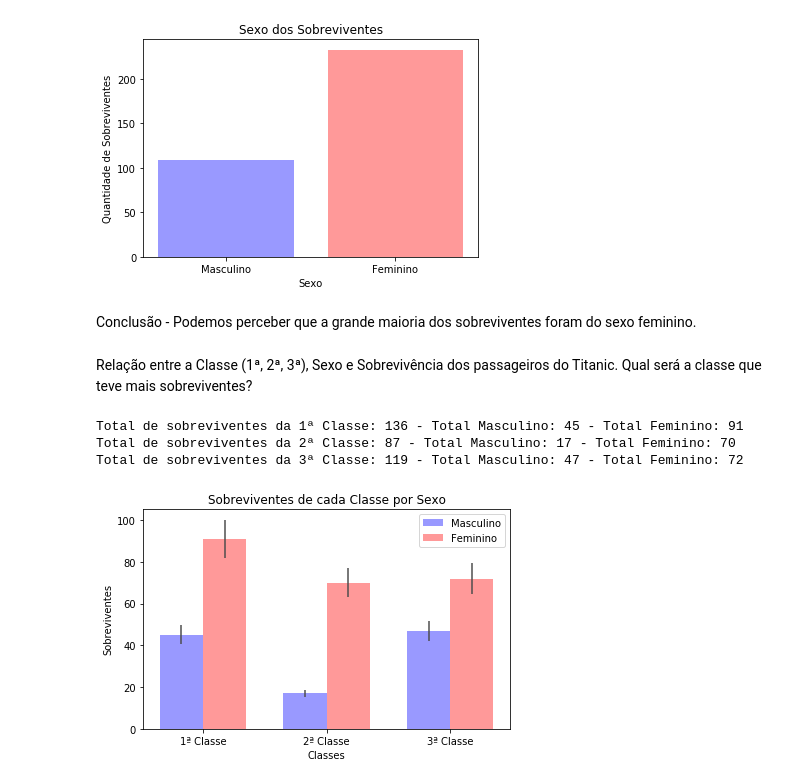
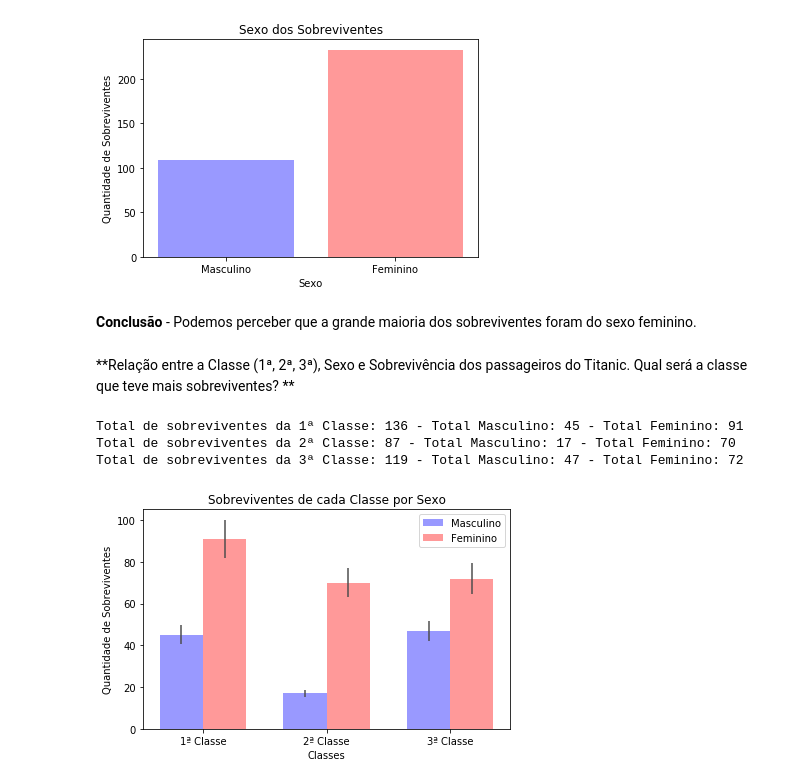
Before and after one commit to jcpsantos/projeto_titanic_dataScience, a Jupyter notebook: project_titanic_juan.ipynb, the cells around one changed output. Saved outputs shown, nothing was run; the diff lists cells and outputs as text; code cells hidden in the pictures.

```diff
--- a/project_titanic_juan.ipynb
+++ b/project_titanic_juan.ipynb
@@ -173,9 +204,9 @@ plt.ylabel('Quantidade de Sobreviventes');
 # %% [output]
 [figure]
 # %% [markdown]
-Conclusão - Podemos perceber que a grande maioria dos sobreviventes foram do sexo feminino.
+**Conclusão** - Podemos perceber que a grande maioria dos sobreviventes foram do sexo feminino.
 # %% [markdown]
-Relação entre a Classe (1ª, 2ª, 3ª),  Sexo e Sobrevivência dos passageiros do Titanic. Qual será a classe que teve mais sobreviventes?
+**Relação entre a Classe (1ª, 2ª, 3ª),  Sexo e Sobrevivência dos passageiros do Titanic. Qual será a classe que teve mais sobreviventes? **
 # %%
 #Buscando a quantidade de sobreviventes - totais por classe - fazendo a relação também com o sexo
 
@@ -210,32 +241,32 @@ n_groups = 3
 
 index = np.arange(n_groups)
 bar_width = 0.35
 
 opacity = 0.4
 error_config = {'ecolor': '0.3'}
 
 total_male=[male_first.shape[0], male_second.shape[0], male_third.shape[0]]
 total_female=[female_first.shape[0], female_second.shape[0], female_third.shape[0]]
 
 std_male = [(male_first.shape[0]/10), (male_second.shape[0]/10), (male_third.shape[0]/10)]
 std_female = [(female_first.shape[0]/10), (female_second.shape[0]/10), (female_third.shape[0]/10)]
 
 rects1 = ax.bar(index, total_male, bar_width,
                 alpha=opacity, color='b', error_kw=error_config,
                 yerr=std_male, label='Masculino')
 
 rects2 = ax.bar(index + bar_width, total_female, bar_width,
                 alpha=opacity, color='r', error_kw=error_config,
                 yerr=std_female, label='Feminino')
 
 ax.set_xlabel('Classes')
-ax.set_ylabel('Sobreviventes')
+ax.set_ylabel('Quantidade de Sobreviventes')
 ax.set_title('Sobreviventes de cada Classe por Sexo')
 ax.set_xticks(index + bar_width / 2)
 ax.set_xticklabels(('1ª Classe', '2ª Classe', '3ª Classe'))
 ax.legend()
 
 fig.tight_layout()
 plt.show()
 # %% [output]
-[figure, old version]
+[figure, new version]
```
Also changed, not shown: parts of 21 cells of this notebook, 1 other file.
